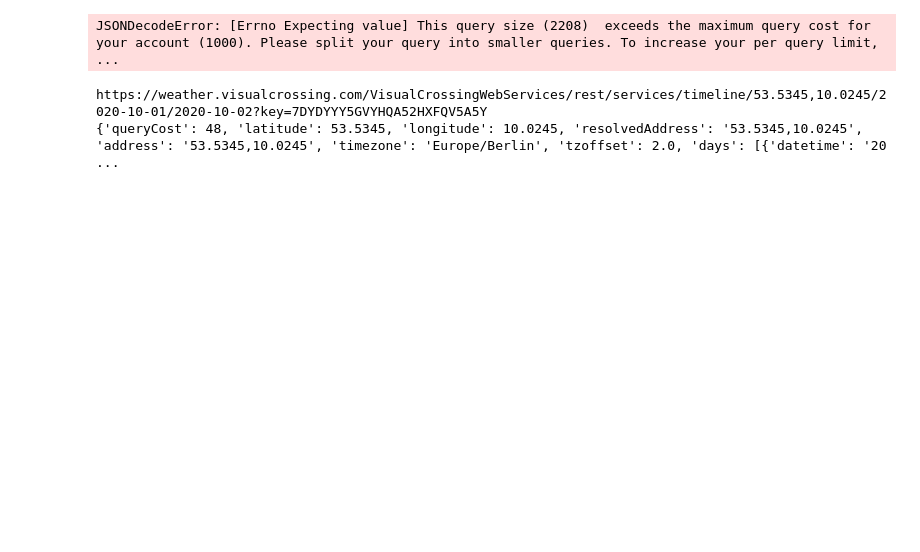
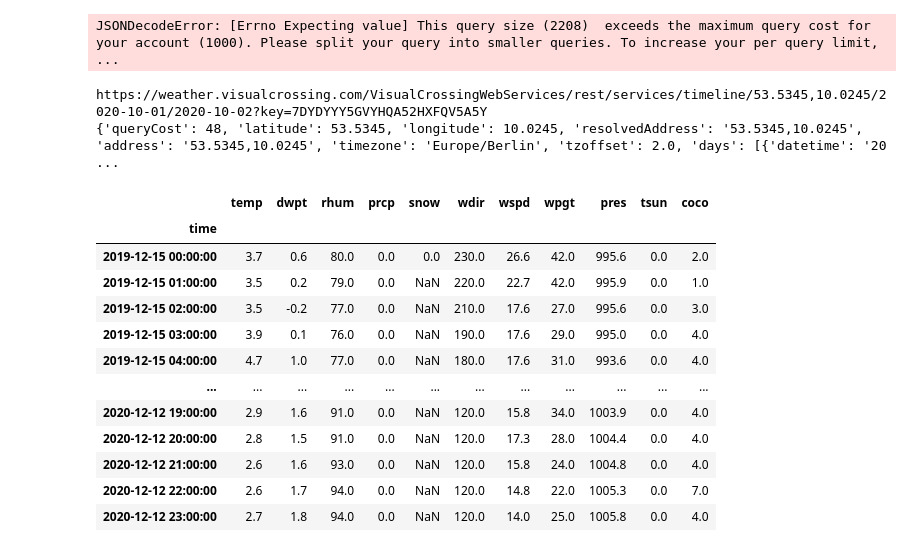
Before and after one commit to Good-Train-Bad-Train/gtbt, a Jupyter notebook: notebooks/juan_dataexploration.ipynb, the cells around one changed output. Drawn from its saved outputs; the diff is of its cells as text; code cells hidden in the pictures; blank space fills up the shorter version.

```diff
--- a/notebooks/juan_dataexploration.ipynb
+++ b/notebooks/juan_dataexploration.ipynb
@@ -157,18 +156,32 @@ https://weather.visualcrossing.com/VisualCrossingWebServices/rest/services/timel
 {'queryCost': 48, 'latitude': 53.5345, 'longitude': 10.0245, 'resolvedAddress': '53.5345,10.0245', 'address': '53.5345,10.0245', 'timezone': 'Europe/Berlin', 'tzoffset': 2.0, 'days': [{'datetime': '20 ...
 # %%
 # Import Meteostat library and dependencies
-from datetime import datetime
-from meteostat import Hourly
 
 # Set time period
-start = datetime(2018, 1, 1)
-end = datetime(2018, 12, 31, 23, 59)
+start = datetime(2019, 12, 15)
+end = datetime(2020, 12, 12, 23, 59)
 
 # Get hourly data
-Hourly()
-data = Hourly('72219', start, end)
+# Example in Hamburg Elbbrücken
+lat, lon = 53.53450, 10.02450
+point = Point(lat, lon)
+data = Hourly(point, start, end)
 data = data.fetch()
 
+data
 # Print DataFrame
-print(data)
+# print(data)
 # %% [output]
+|  | temp | dwpt | rhum | prcp | snow | wdir | wspd | wpgt | pres | tsun | coco |
+| time |  |  |  |  |  |  |  |  |  |  |  |
+| 2019-12-15 00:00:00 | 3.7 | 0.6 | 80.0 | 0.0 | 0.0 | 230.0 | 26.6 | 42.0 | 995.6 | 0.0 | 2.0 |
+| 2019-12-15 01:00:00 | 3.5 | 0.2 | 79.0 | 0.0 | NaN | 220.0 | 22.7 | 42.0 | 995.9 | 0.0 | 1.0 |
+| 2019-12-15 02:00:00 | 3.5 | -0.2 | 77.0 | 0.0 | NaN | 210.0 | 17.6 | 27.0 | 995.6 | 0.0 | 3.0 |
+| 2019-12-15 03:00:00 | 3.9 | 0.1 | 76.0 | 0.0 | NaN | 190.0 | 17.6 | 29.0 | 995.0 | 0.0 | 4.0 |
+| 2019-12-15 04:00:00 | 4.7 | 1.0 | 77.0 | 0.0 | NaN | 180.0 | 17.6 | 31.0 | 993.6 | 0.0 | 4.0 |
+| ... | ... | ... | ... | ... | ... | ... | ... | ... | ... | ... | ... |
+| 2020-12-12 19:00:00 | 2.9 | 1.6 | 91.0 | 0.0 | NaN | 120.0 | 15.8 | 34.0 | 1003.9 | 0.0 | 4.0 |
+| 2020-12-12 20:00:00 | 2.8 | 1.5 | 91.0 | 0.0 | NaN | 120.0 | 17.3 | 28.0 | 1004.4 | 0.0 | 4.0 |
+| 2020-12-12 21:00:00 | 2.6 | 1.6 | 93.0 | 0.0 | NaN | 120.0 | 15.8 | 24.0 | 1004.8 | 0.0 | 4.0 |
+| 2020-12-12 22:00:00 | 2.6 | 1.7 | 94.0 | 0.0 | NaN | 120.0 | 14.8 | 22.0 | 1005.3 | 0.0 | 7.0 |
+| 2020-12-12 23:00:00 | 2.7 | 1.8 | 94.0 | 0.0 | NaN | 120.0 | 14.0 | 25.0 | 1005.8 | 0.0 | 4.0 |
```
Also changed, not shown: parts of 55 cells of this notebook.
